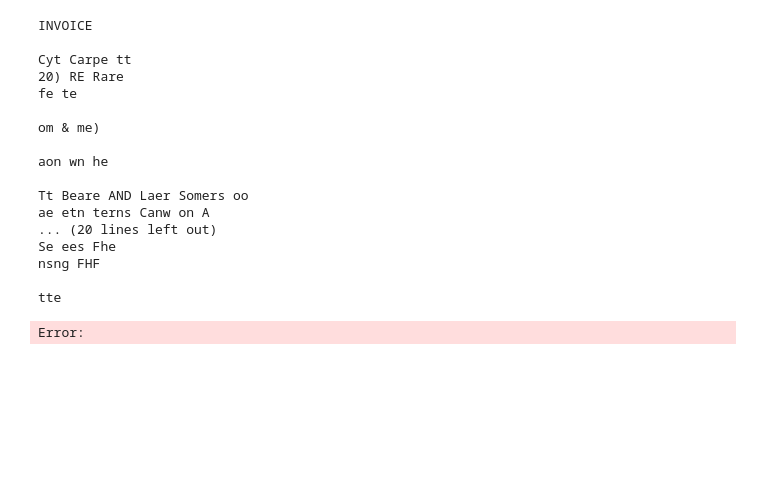
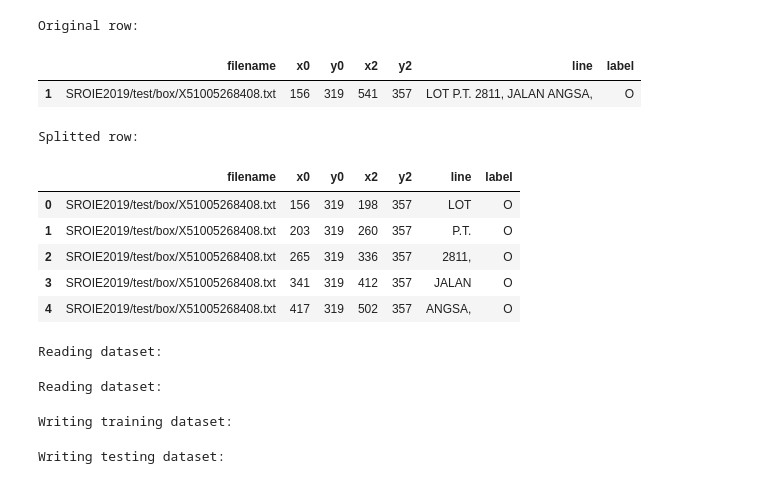
Before and after one commit to Frandiiile/Invoices_App, a Jupyter notebook: Notebook.ipynb, the cells around one changed output. Cells and saved outputs as stored; diff of their text form; code cells hidden in the pictures; blank space fills up the shorter version.

```diff
--- a/Notebook.ipynb
+++ b/Notebook.ipynb
@@ -149,53 +176,52 @@ bbox_labeled.head(15)
 # %%
+import pandas as pd
+
 def split_line(line: pd.Series):
-  line_copy = line.copy()
+    line_copy = line.copy()
 
-  line_str = line_copy.loc["line"]
-  words = line_str.split(" ")
+    line_str = line_copy.loc["line"]
+    words = line_str.split(" ")
 
-  # Filter unwanted tokens
-  words = [word for word in words if len(word) >= 1]
+    # Filter unwanted tokens
+    words = [word for word in words if len(word) >= 1]
 
-  x0, y0, x2, y2 = line_copy.loc[['x0', 'y0', 'x2', 'y2']]
-  bbox_width = x2 - x0
+    x0, y0, x2, y2 = line_copy.loc[['x0', 'y0', 'x2', 'y2']]
+    bbox_width = x2 - x0
 
+    new_lines = []
+    for word in words:
+        word_width = int(bbox_width * len(word) / len(line_str))
+        x2_new = x0 + word_width
 
-  new_lines = []
-  for index, word in enumerate(words):
-    x2 = x0 + int(bbox_width * len(word)/len(line_str))
-    line_copy.at['x0', 'x2', 'line'] = [x0, x2, word]
-    new_lines.append(line_copy.to_list())
-    x0 = x2 + 5
+        new_line = line_copy.copy()
+        new_line.at['x0'] = x0
+        new_line.at['x2'] = x2_new
+        new_line.at['line'] = word
+        new_lines.append(new_line.to_list())
 
-  return new_lines
+        x0 = x2_new + 5
+
+    return new_lines
 
 
 # Example usage
 new_lines = split_line(bbox_labeled.loc[1])
 print("Original row:")
 display(bbox_labeled.loc[1:1,:])
 
 print("Splitted row:")
 pd.DataFrame(new_lines, columns=bbox_labeled.columns)
 # %% [output]
-INVOICE
-
-Cyt Carpe tt
-20) RE Rare
-fe te
-
-om & me)
-
-aon wn he
-
-Tt Beare AND Laer Somers oo
-ae etn terns Canw on A
-... (20 lines left out)
-Se ees Fhe
-nsng FHF
-
-tte
+Original row:
+|  | filename | x0 | y0 | x2 | y2 | line | label |
+| 1 | SROIE2019/test/box/X51005268408.txt | 156 | 319 | 541 | 357 | LOT P.T. 2811, JALAN ANGSA, | O |
-Error:
+Splitted row:
+|  | filename | x0 | y0 | x2 | y2 | line | label |
+| 0 | SROIE2019/test/box/X51005268408.txt | 156 | 319 | 198 | 357 | LOT | O |
+| 1 | SROIE2019/test/box/X51005268408.txt | 203 | 319 | 260 | 357 | P.T. | O |
+| 2 | SROIE2019/test/box/X51005268408.txt | 265 | 319 | 336 | 357 | 2811, | O |
+| 3 | SROIE2019/test/box/X51005268408.txt | 341 | 319 | 412 | 357 | JALAN | O |
+| 4 | SROIE2019/test/box/X51005268408.txt | 417 | 319 | 502 | 357 | ANGSA, | O |
 # %%
 from time import perf_counter
 def dataset_creator(folder: Path):
@@ -251,8 +277,11 @@ def dataset_creator(folder: Path):
 
   return data
 # %%
-dataset_train = dataset_creator(sroie_folder_path / 'train')
-dataset_test = dataset_creator(sroie_folder_path / 'test')
+dataset_train = dataset_creator(Path("SROIE2019/train"))
+dataset_test = dataset_creator(Path("SROIE2019/test"))
+# %% [output]
+Reading dataset:
+Reading dataset:
 # %%
 def normalize(points: list, width: int, height: int) -> list:
   x0, y0, x2, y2 = [int(p) for p in points]
@@ -291,7 +320,7 @@ def write_dataset(dataset: list, output_dir: Path, name: str):
         file_bbox.write("\n")
         file_image.write("\n")
 # %%
-dataset_directory = Path('/kaggle/working','dataset')
+dataset_directory = Path('working','dataset')
 
 dataset_directory.mkdir(parents=True, exist_ok=True)
 
@@ -307,4 +336,7 @@ with open(dataset_directory / 'labels.txt', 'w') as f:
       f.write(f"{tag}-{label}\n")
   # Writes in the last label O - meant for all non labeled words
   f.write("O")
+# %% [output]
+Writing training dataset:
+Writing testing dataset:
 # %%
```
Also changed, not shown: parts of 12 cells of this notebook, 1 other file.
